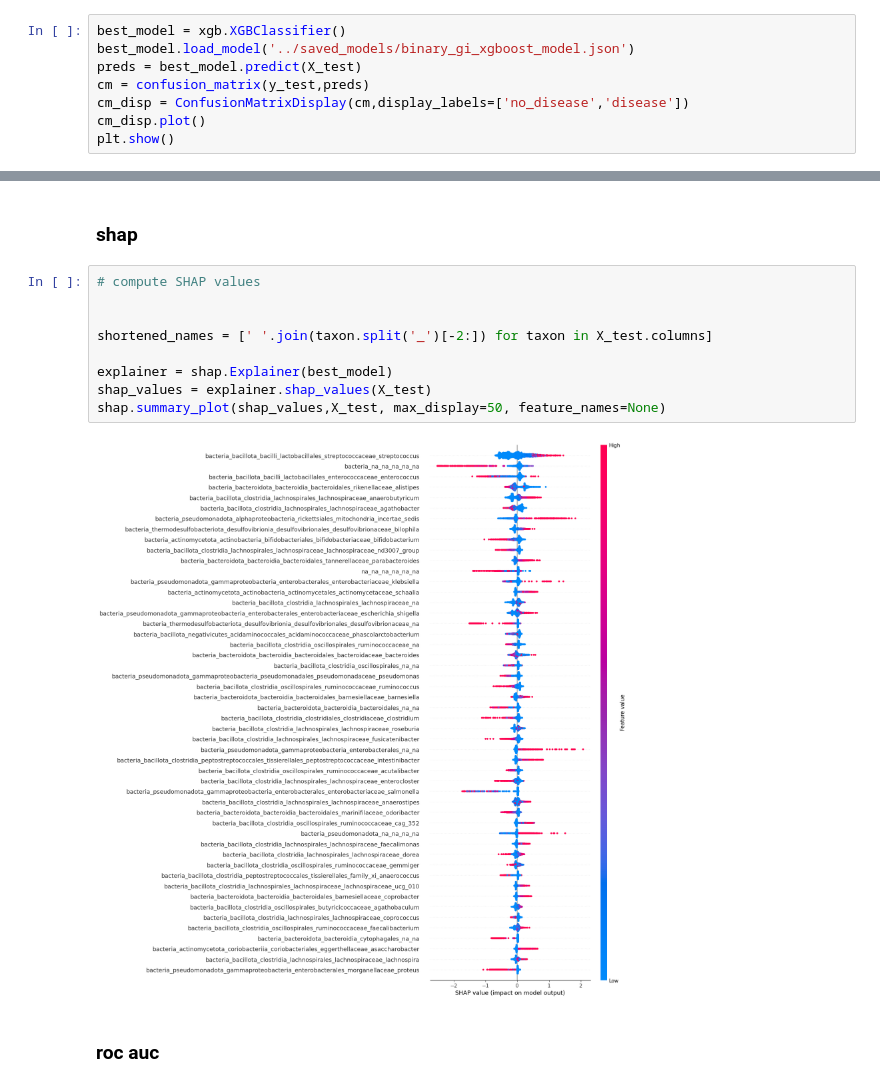
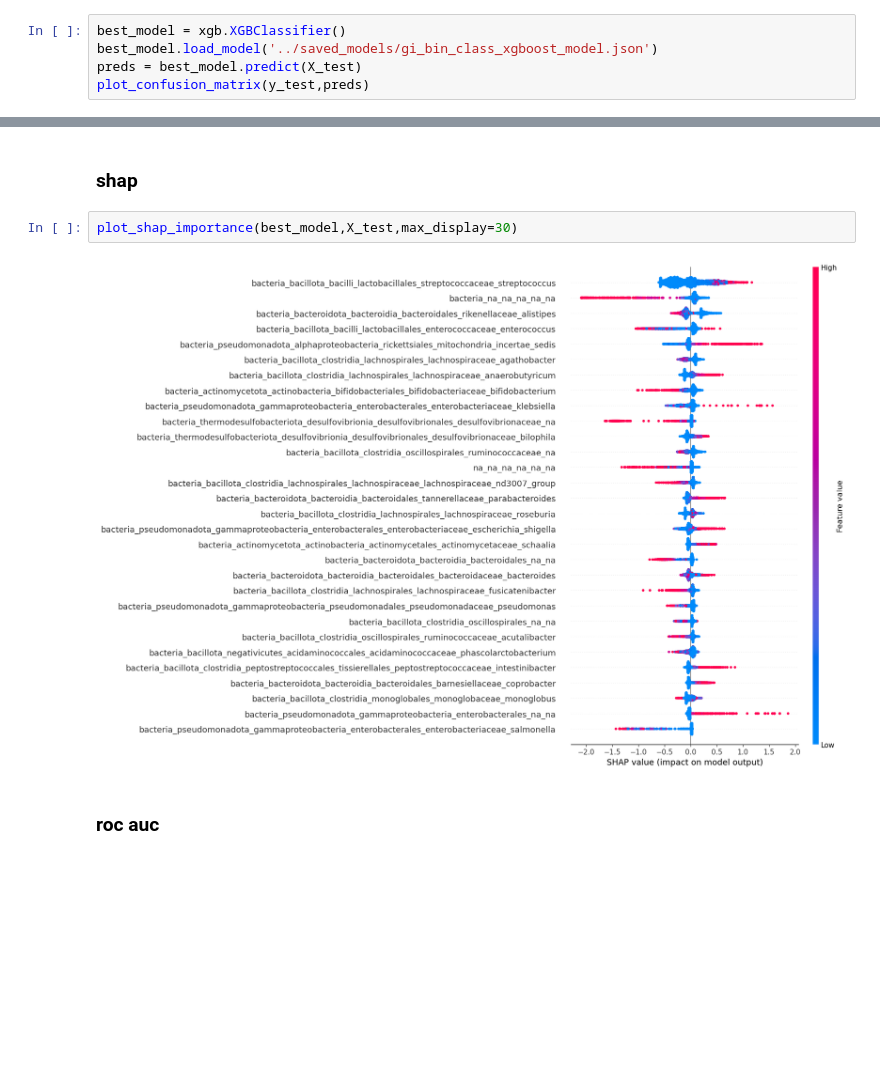
Before and after one commit to helloimfrei/gut-atlas, a Jupyter notebook: notebooks/gi_binary_classification.ipynb, the cells around one changed output, grey strips where cells are left out. Drawn from its saved outputs; the diff is of its cells as text; blank space fills up the shorter version.

Commit message:
cleaned up reg and binclass models

```diff
--- a/notebooks/gi_binary_classification.ipynb
+++ b/notebooks/gi_binary_classification.ipynb
@@ -89,10 +48,7 @@ best_model.save_model('../saved_models/binary_gi_xgboost_model.json')
 ### confusion matrix
 # %%
 best_model = xgb.XGBClassifier()
-best_model.load_model('../saved_models/binary_gi_xgboost_model.json')
+best_model.load_model('../saved_models/gi_bin_class_xgboost_model.json')
 preds = best_model.predict(X_test)
-cm = confusion_matrix(y_test,preds)
-cm_disp = ConfusionMatrixDisplay(cm,display_labels=['no_disease','disease'])
-cm_disp.plot()
-plt.show()
+plot_confusion_matrix(y_test,preds)
 # %% [output]
@@ -100,16 +57,9 @@ plt.show()
 # %% [markdown]
 ### shap
 # %%
-# compute SHAP values
-
-
-shortened_names = [' '.join(taxon.split('_')[-2:]) for taxon in X_test.columns]
-
-explainer = shap.Explainer(best_model)
-shap_values = explainer.shap_values(X_test)
-shap.summary_plot(shap_values,X_test, max_display=50, feature_names=None)
+plot_shap_importance(best_model,X_test,max_display=30)
 # %% [output]
-[figure, old version]
+[figure, new version]
 # %% [markdown]
 ### roc auc
 # %%
```
Also changed, not shown: parts of 6 cells of this notebook, 10 other files.
